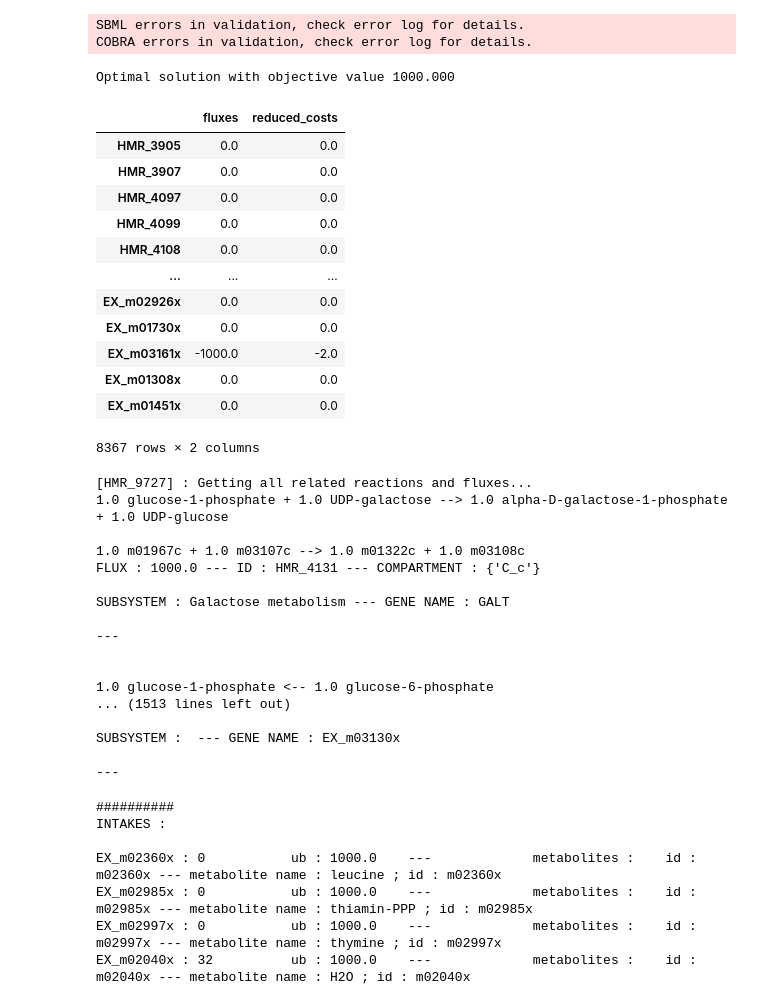
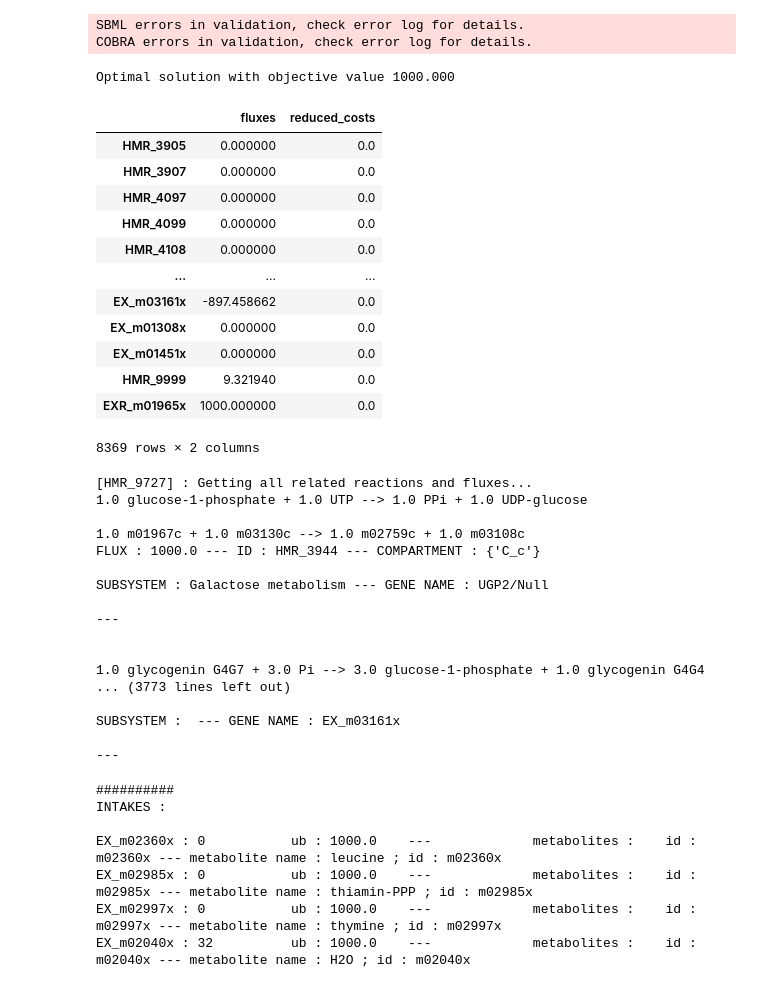
Before and after one commit to JoPkb/RBA_cutsets, a Jupyter notebook: code/healthy_liver_functions.ipynb, the cells around one changed output. Saved outputs shown, nothing was run; the diff lists cells and outputs as text; code cells hidden in the pictures.

Commit message:
Bugfix parcours de réseau métabolique

```diff
--- a/code/healthy_liver_functions.ipynb
+++ b/code/healthy_liver_functions.ipynb
@@ -253,46 +253,46 @@ COBRA errors in validation, check error log for details.
 # %%
 # Réaction HMR_9727 : production du glycogène
 # Knock-out GPI
-healthy_model.reactions.get_by_id("HMR_4381").bounds = (0.0,0.0)
+healthy_model_GCL.reactions.get_by_id("HMR_4381").bounds = (0.0,0.0)
 # healthy_model.reactions.get_by_id("HMR_7749").bounds = (0.0,0.0)
 # healthy_model.reactions.get_by_id("HMR_4131").bounds = (0.0,0.0)
-healthy_model.reactions.get_by_id("EX_m01965x").bounds = (1000.0,1000.0)
-healthy_model.objective = "HMR_9727"
-healthy_model.optimize()
+healthy_model_GCL.reactions.get_by_id("EX_m01965x").bounds = (1000.0,1000.0)
+healthy_model_GCL.objective = "HMR_9727"
+healthy_model_GCL.optimize()
 #vu.run_parcours(healthy_model.reactions.get_by_id("HMR_9727"), healthy_model)
 # %% [output]
 Optimal solution with objective value 1000.000
 |  | fluxes | reduced_costs |
-| HMR_3905 | 0.0 | 0.0 |
-| HMR_3907 | 0.0 | 0.0 |
-| HMR_4097 | 0.0 | 0.0 |
-| HMR_4099 | 0.0 | 0.0 |
-| HMR_4108 | 0.0 | 0.0 |
+| HMR_3905 | 0.000000 | 0.0 |
+| HMR_3907 | 0.000000 | 0.0 |
+| HMR_4097 | 0.000000 | 0.0 |
+| HMR_4099 | 0.000000 | 0.0 |
+| HMR_4108 | 0.000000 | 0.0 |
 | ... | ... | ... |
-| EX_m02926x | 0.0 | 0.0 |
-| EX_m01730x | 0.0 | 0.0 |
-| EX_m03161x | -1000.0 | -2.0 |
-| EX_m01308x | 0.0 | 0.0 |
-| EX_m01451x | 0.0 | 0.0 |
+| EX_m03161x | -897.458662 | 0.0 |
+| EX_m01308x | 0.000000 | 0.0 |
+| EX_m01451x | 0.000000 | 0.0 |
+| HMR_9999 | 9.321940 | 0.0 |
+| EXR_m01965x | 1000.000000 | 0.0 |
-8367 rows × 2 columns
+8369 rows × 2 columns
 # %%
-f = vu.run_parcours(healthy_model.reactions.get_by_id("HMR_9727"), healthy_model)
+f = vu.run_parcours("HMR_9727", healthy_model_GCL)
 # %% [output]
 [HMR_9727] : Getting all related reactions and fluxes...
-1.0 glucose-1-phosphate + 1.0 UDP-galactose --> 1.0 alpha-D-galactose-1-phosphate + 1.0 UDP-glucose
+1.0 glucose-1-phosphate + 1.0 UTP --> 1.0 PPi + 1.0 UDP-glucose
 
-1.0 m01967c + 1.0 m03107c --> 1.0 m01322c + 1.0 m03108c
-FLUX : 1000.0 --- ID : HMR_4131 --- COMPARTMENT : {'C_c'}
+1.0 m01967c + 1.0 m03130c --> 1.0 m02759c + 1.0 m03108c
+FLUX : 1000.0 --- ID : HMR_3944 --- COMPARTMENT : {'C_c'}
 
-SUBSYSTEM : Galactose metabolism --- GENE NAME : GALT
+SUBSYSTEM : Galactose metabolism --- GENE NAME : UGP2/Null
 
 ---
 
 
-1.0 glucose-1-phosphate <-- 1.0 glucose-6-phosphate
-... (1513 lines left out)
+1.0 glycogenin G4G7 + 3.0 Pi --> 3.0 glucose-1-phosphate + 1.0 glycogenin G4G4
+... (3773 lines left out)
 
-SUBSYSTEM :  --- GENE NAME : EX_m03130x
+SUBSYSTEM :  --- GENE NAME : EX_m03161x
 
 ---
 # %%
```
Also changed, not shown: parts of 7 cells of this notebook, 1 other file.
